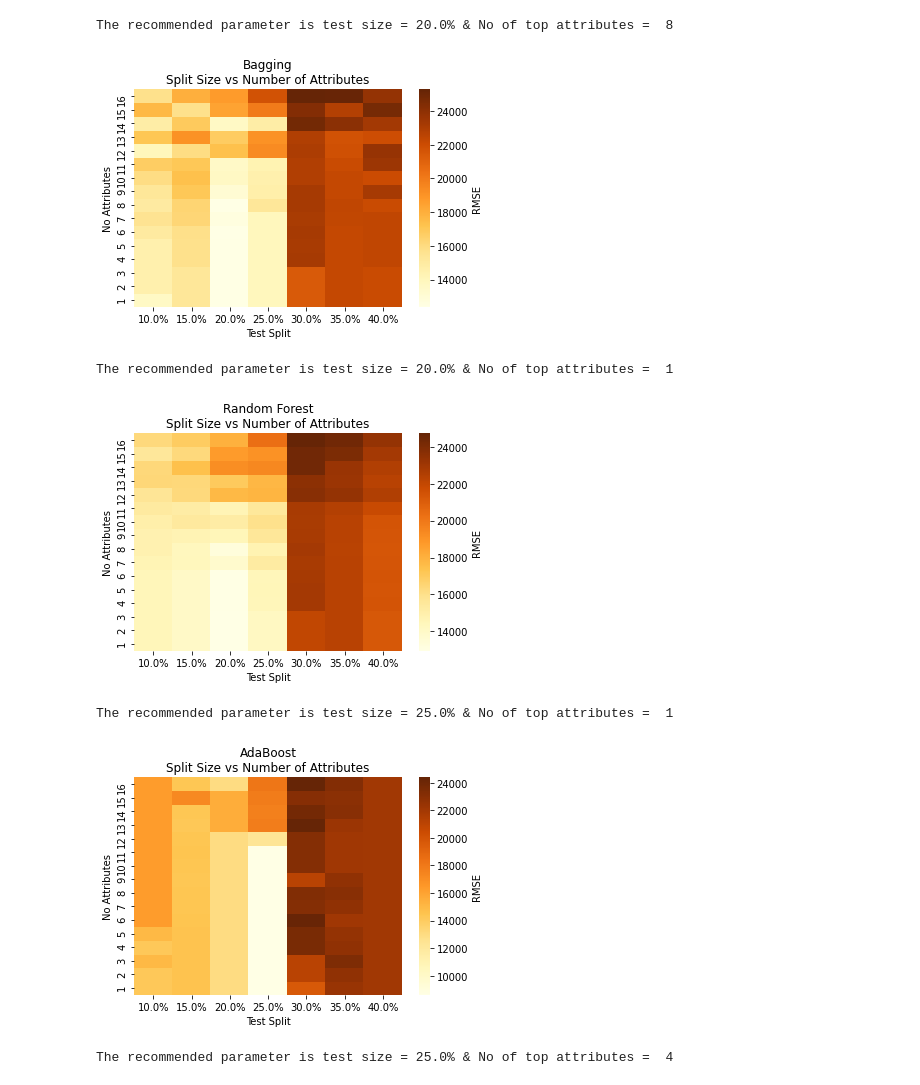
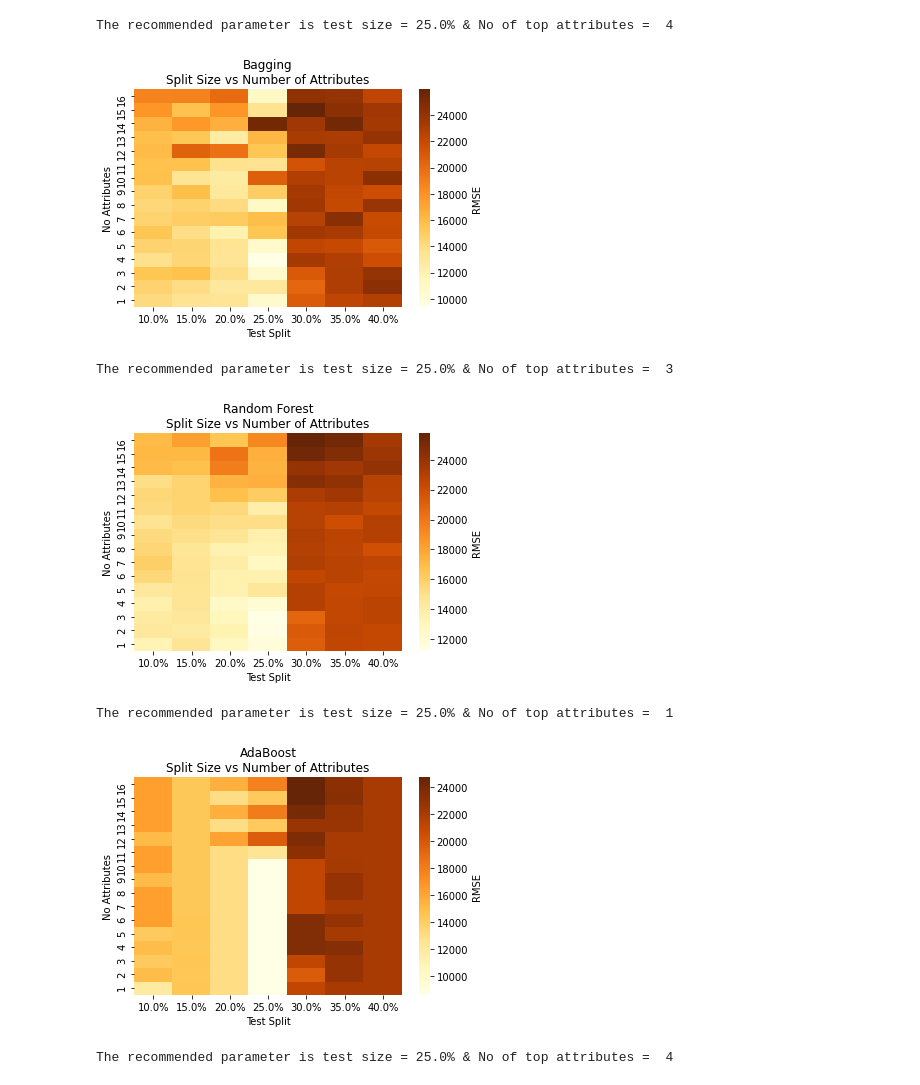
Before and after one commit to azzubair01/Time-Series-Forecasting, a Jupyter notebook: 2) Model Optimisation/Percentage Split/Not Random/Heatmap Generation.ipynb, the cells around one changed output. Saved outputs shown, nothing was run; the diff lists cells and outputs as text; code cells hidden in the pictures.

Commit message:
Update Heatmap function for Parameter Optimisation

```diff
--- a/2) Model Optimisation/Percentage Split/Not Random/Heatmap Generation.ipynb
+++ b/2) Model Optimisation/Percentage Split/Not Random/Heatmap Generation.ipynb
@@ -9,7 +9,7 @@ from sklearn.model_selection import TimeSeriesSplit
 import warnings
 warnings.filterwarnings("ignore")
 # %%
-def feature_selection(data, label, top_attribute):
+def feature_selection(data, top_attribute, label):
     data = data.dropna()
     predictors = data.loc[:, data.columns != label]
     class_label = data.loc[:, data.columns == label]
@@ -69,12 +118,12 @@ def generate_optimisation_heatmap(dataset, algorithm):
             if algorithm == 'AdaBoost':
                 from sklearn.tree import DecisionTreeRegressor
                 from sklearn.ensemble import AdaBoostRegressor
-                regr = AdaBoostRegressor(random_state=0, n_estimators=100)
+                regr = AdaBoostRegressor()
                 regr.fit(X_train, y_train)
 
             elif algorithm == 'Random Forest':
                 from sklearn.ensemble import RandomForestRegressor
-                regr = RandomForestRegressor(max_depth=2, random_state=0)
+                regr = RandomForestRegressor()
                 regr.fit(X_train, y_train)
 
             elif algorithm == 'XGBoost':
@@ -85,7 +134,7 @@ def generate_optimisation_heatmap(dataset, algorithm):
             elif algorithm == 'Bagging':
                 from sklearn.tree import DecisionTreeRegressor
                 from sklearn.ensemble import BaggingRegressor
-                regr = BaggingRegressor(base_estimator=DecisionTreeRegressor(), n_estimators=10, random_state=0)
+                regr = BaggingRegressor(base_estimator=DecisionTreeRegressor())
                 regr.fit(X_train, y_train)
 
             from sklearn.metrics import mean_squared_error
@@ -107,20 +156,21 @@ def generate_optimisation_heatmap(dataset, algorithm):
     ax = sns.heatmap(reshaped_df, annot=False,cmap="YlOrBr",cbar_kws={'label': 'RMSE'},xticklabels=percent_test_size).invert_yaxis()
     plt.title(str(algorithm)+'\nSplit Size vs Number of Attributes')
     optimised_parameters = aggregated_optimised_df[aggregated_optimised_df['RMSE'] == min(aggregated_optimised_df['RMSE'])].reset_index()
-    print('The recommended parameter is test size = {percent:.1%}'.format(percent=optimised_parameters['Test Split'][0]), '& No of top attributes = ',optimised_parameters['No Attributes'][0])
+    print('\nThe recommended parameter is test size = {percent:.1%}'.format(percent=optimised_parameters['Test Split'][0]), '& No of top attributes = ',optimised_parameters['No Attributes'][0])
+    return reshaped_df
 # %%
-generate_optimisation_heatmap(bagging_df,'Bagging')
+bagging = generate_optimisation_heatmap(bagging_df,'Bagging')
 # %% [output]
-The recommended parameter is test size = 20.0% & No of top attributes =  8
+The recommended parameter is test size = 25.0% & No of top attributes =  4
-[figure, old version]
+[figure, new version]
 # %%
-generate_optimisation_heatmap(random_forest_df,'Random Forest')
+random_forest = generate_optimisation_heatmap(random_forest_df,'Random Forest')
 # %% [output]
-The recommended parameter is test size = 20.0% & No of top attributes =  1
+The recommended parameter is test size = 25.0% & No of top attributes =  3
-[figure, old version]
+[figure, new version]
 # %%
-generate_optimisation_heatmap(adaboost_df,'AdaBoost')
+adaboost = generate_optimisation_heatmap(adaboost_df,'AdaBoost')
 # %% [output]
 The recommended parameter is test size = 25.0% & No of top attributes =  1
-[figure, old version]
+[figure, new version]
 # %%
```
Also changed, not shown: parts of 13 cells of this notebook, 9 other files.
